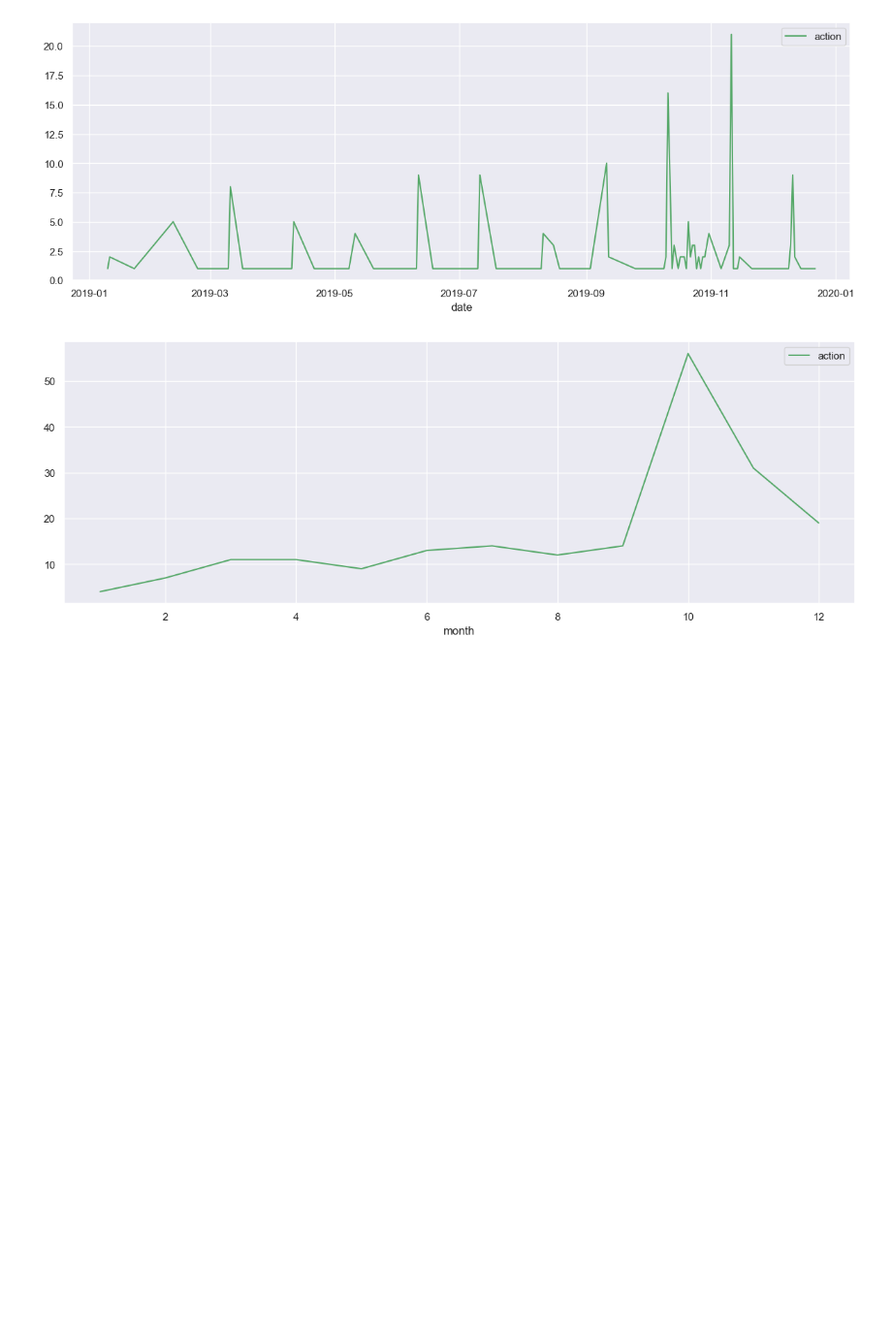
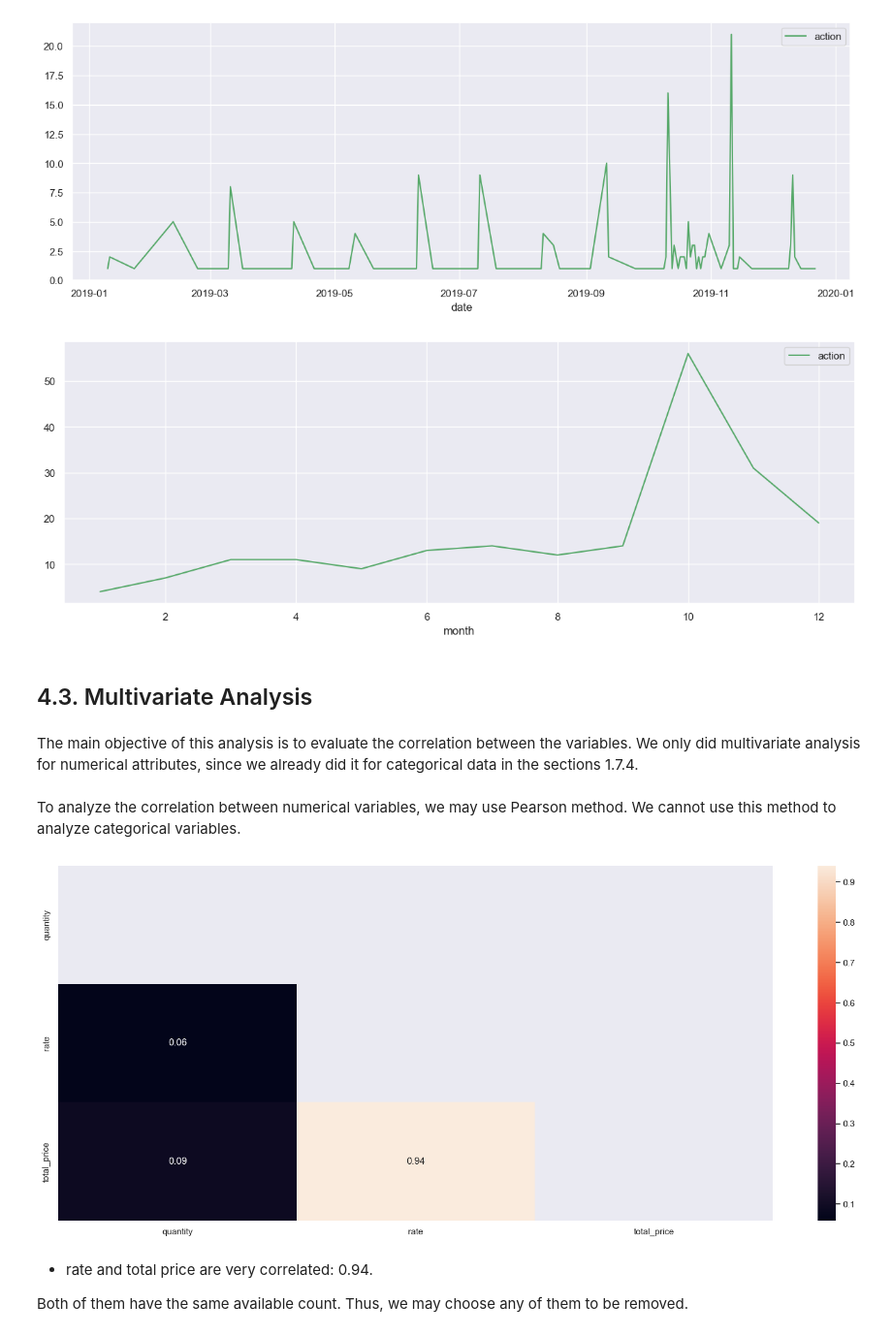
Before and after one commit to lucasquemelli/customer_propensity_purchase, a Jupyter notebook: customer_propensity_purchase.ipynb, the cells around one changed output. Shown at 97% size. Saved outputs shown, nothing was run; the diff lists cells and outputs as text; code cells hidden in the pictures; blank space fills up the shorter version.

Commit message:
finished multivariate analysis

```diff
--- a/customer_propensity_purchase.ipynb
+++ b/customer_propensity_purchase.ipynb
@@ -1139,3 +1140,22 @@ temp.set_index('month').plot(figsize=(15,5), color='g')
 plt.show()
 # %% [output]
 [figure]
+# %% [markdown]
+## 4.3. Multivariate Analysis
+# %% [markdown]
+The main objective of this analysis is to evaluate the correlation between the variables. We only did multivariate analysis for numerical attributes, since we already did it for categorical data in the sections 1.7.4.
+# %% [markdown]
+To analyze the correlation between numerical variables, we may use Pearson method. We cannot use this method to analyze categorical variables.
+# %%
+plt.figure(figsize = (20,8))
+
+mask = np.zeros_like(num_attributes.corr(method="pearson"), dtype=bool)
+mask[np.triu_indices_from(mask)] = True
+
+sns.heatmap(num_attributes.corr(method="pearson"), mask = mask, annot=True);
+# %% [output]
+[figure, added]
+# %% [markdown]
+- rate and total price are very correlated: 0.94.
+
+Both of them have the same available count. Thus, we may choose any of them to be removed.
```
Also changed, not shown: parts of 6 cells of this notebook.
